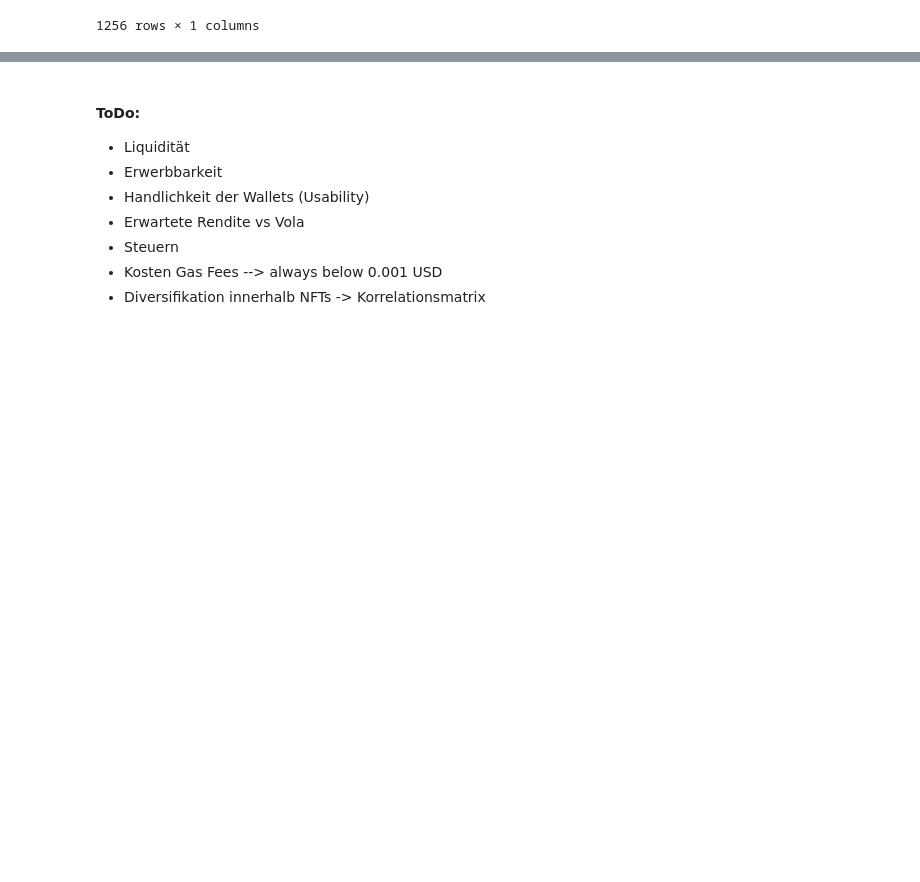
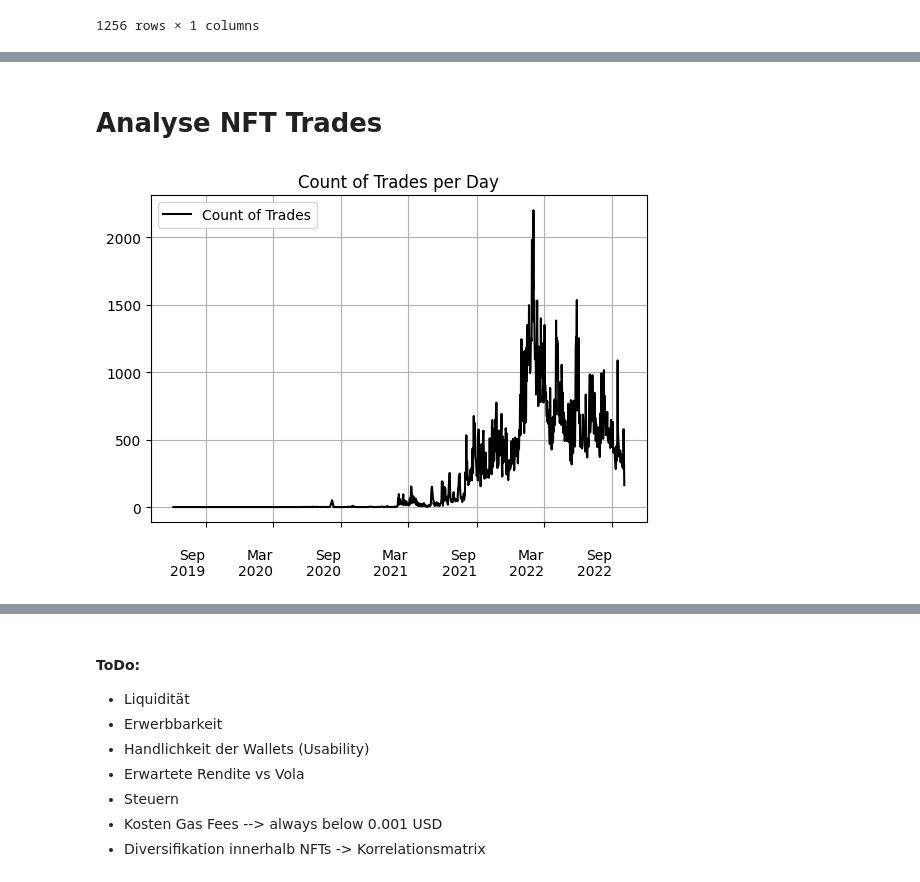
Before and after one commit to vfcapital/bachelor-thesis, a Jupyter notebook: bachelorthesis/notebooks/trade_analysis.ipynb, the cells around one changed output, grey strips where cells are left out. Cells and saved outputs as stored; diff of their text form; code cells hidden in the pictures; blank space fills up the shorter version.

```diff
--- a/bachelorthesis/notebooks/trade_analysis.ipynb
+++ b/bachelorthesis/notebooks/trade_analysis.ipynb
@@ -456,0 +141,6 @@ plt.show()
+# %% [markdown]
+# Analyse NFT Trades
+# %%
+plot_count_trades_per_day(nft_trades)
+# %% [output]
+[figure, added]
```
Also changed, not shown: parts of 35 cells of this notebook, 1 other file.
